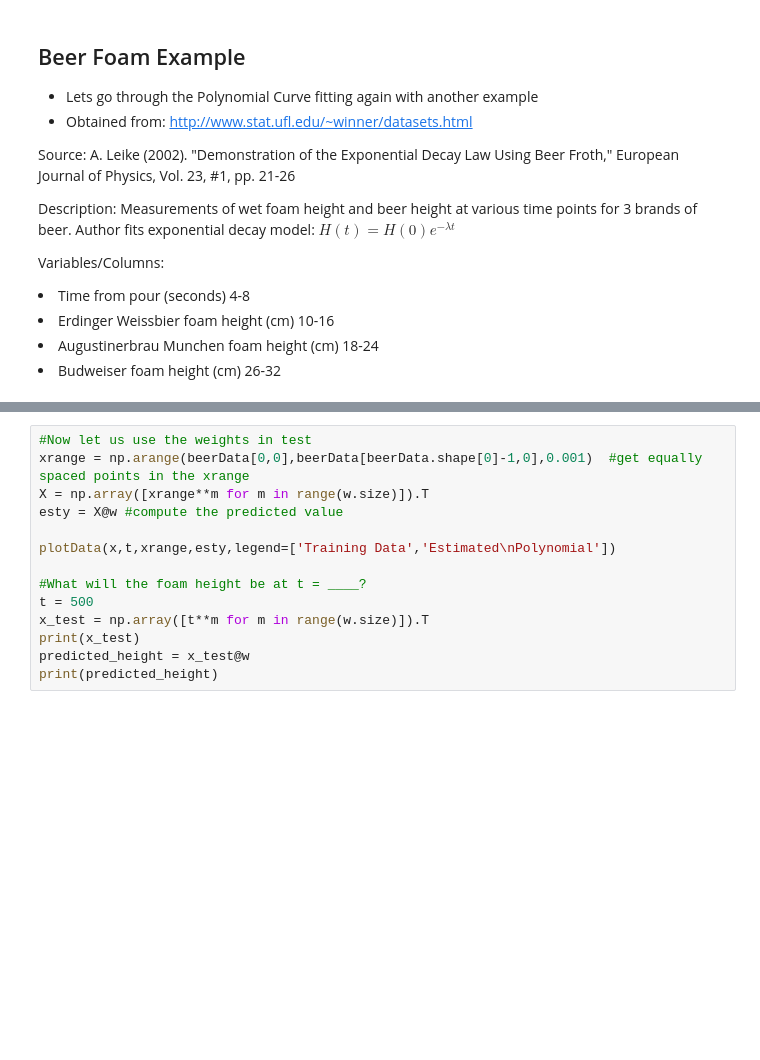
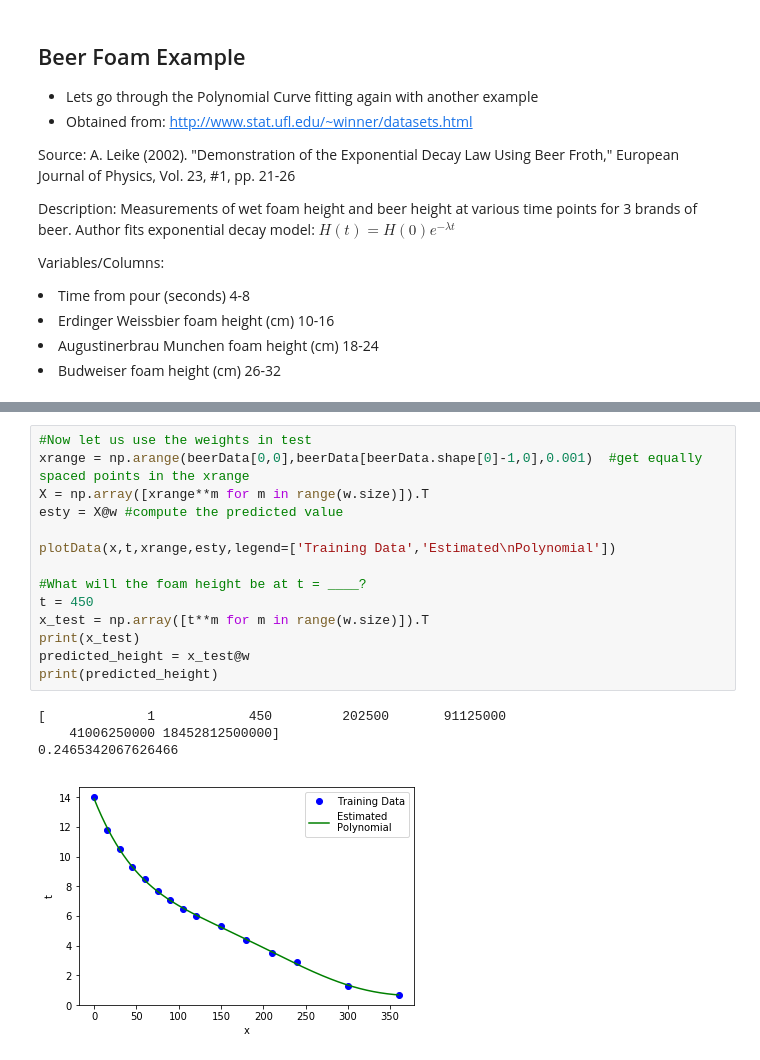
Before and after one commit to Minglan-Yu/ML, a Jupyter notebook: 02_Introduction/Lecture02_Introduction.ipynb, the cells around one changed output, grey strips where cells are left out. Saved outputs shown, nothing was run; the diff lists cells and outputs as text; blank space fills up the shorter version.

```diff
--- a/02_Introduction/Lecture02_Introduction.ipynb
+++ b/02_Introduction/Lecture02_Introduction.ipynb
@@ -352,14 +380,19 @@ print(w)
 # %%
 #Now let us use the weights in test
 xrange = np.arange(beerData[0,0],beerData[beerData.shape[0]-1,0],0.001)  #get equally spaced points in the xrange
 X = np.array([xrange**m for m in range(w.size)]).T
 esty = X@w #compute the predicted value
 
 plotData(x,t,xrange,esty,legend=['Training Data','Estimated\nPolynomial'])
 
 #What will the foam height be at t = ____?
-t = 500
+t = 450
 x_test = np.array([t**m for m in range(w.size)]).T
 print(x_test)
 predicted_height = x_test@w
 print(predicted_height)
+# %% [output]
+[             1            450         202500       91125000
+    41006250000 18452812500000]
+0.2465342067626466
+[figure, added]
```
Also changed, not shown: parts of 5 cells of this notebook, 5 other files.
